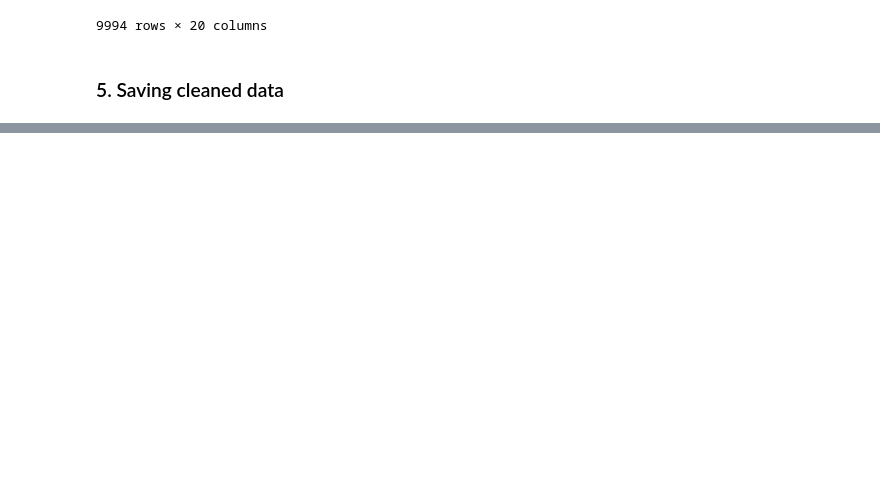
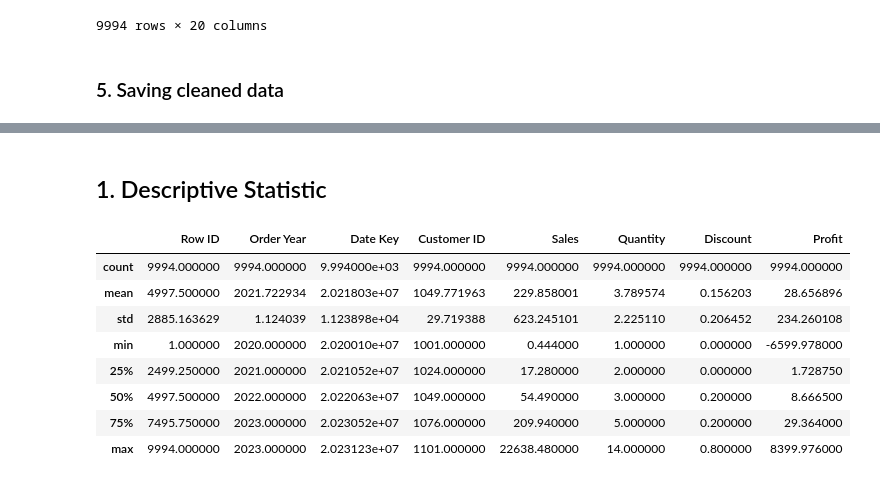
Before and after one commit to ratihbudii/data_analytics_AWS_SaaS, a Jupyter notebook: notebooks/Data_Exploration.ipynb, the cells around one changed output, grey strips where cells are left out. Saved outputs shown, nothing was run; the diff lists cells and outputs as text; code cells hidden in the pictures; blank space fills up the shorter version.

Commit message:
Analisis Deskripsi, Distribusi Data, Uji Hipotesis problem 1

```diff
--- a/notebooks/Data_Exploration.ipynb
+++ b/notebooks/Data_Exploration.ipynb
@@ -204,0 +206,4 @@ df_aws_saas.to_csv(r"../data/cleaned/SaaS-Sales-fin-cleaned.csv", index=False)
+# %%
+df_aws_saas_cleaned = pd.read_csv("../data/cleaned/SaaS-Sales-fin-cleaned.csv")
+
+df_aws_saas_cleaned
@@ -204,0 +224,14 @@ df_aws_saas.to_csv(r"../data/cleaned/SaaS-Sales-fin-cleaned.csv", index=False)
+# %% [markdown]
+## 1. Descriptive Statistic
+# %%
+df_aws_saas_cleaned.describe()
+# %% [output]
+|  | Row ID | Order Year | Date Key | Customer ID | Sales | Quantity | Discount | Profit |
+| count | 9994.000000 | 9994.000000 | 9.994000e+03 | 9994.000000 | 9994.000000 | 9994.000000 | 9994.000000 | 9994.000000 |
+| mean | 4997.500000 | 2021.722934 | 2.021803e+07 | 1049.771963 | 229.858001 | 3.789574 | 0.156203 | 28.656896 |
+| std | 2885.163629 | 1.124039 | 1.123898e+04 | 29.719388 | 623.245101 | 2.225110 | 0.206452 | 234.260108 |
+| min | 1.000000 | 2020.000000 | 2.020010e+07 | 1001.000000 | 0.444000 | 1.000000 | 0.000000 | -6599.978000 |
+| 25% | 2499.250000 | 2021.000000 | 2.021052e+07 | 1024.000000 | 17.280000 | 2.000000 | 0.000000 | 1.728750 |
+| 50% | 4997.500000 | 2022.000000 | 2.022063e+07 | 1049.000000 | 54.490000 | 3.000000 | 0.200000 | 8.666500 |
+| 75% | 7495.750000 | 2023.000000 | 2.023052e+07 | 1076.000000 | 209.940000 | 5.000000 | 0.200000 | 29.364000 |
+| max | 9994.000000 | 2023.000000 | 2.023123e+07 | 1101.000000 | 22638.480000 | 14.000000 | 0.800000 | 8399.976000 |
```
Also changed, not shown: parts of 42 cells of this notebook.
